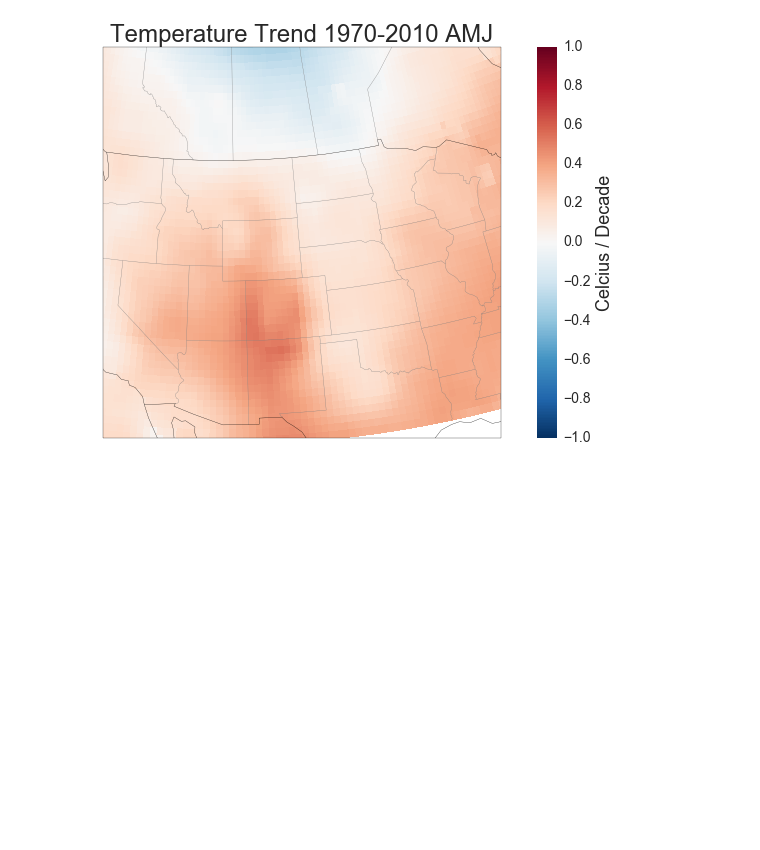
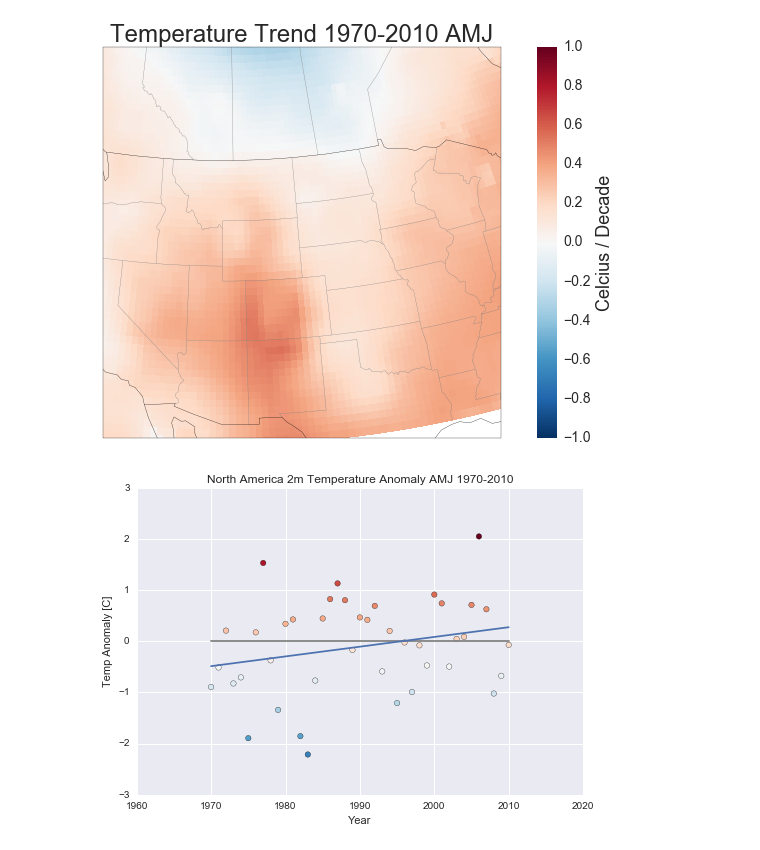
Before and after one commit to gbromley/ERA-20C_analysis, a Jupyter notebook: spatial_trends-using_months.ipynb, the cells around one changed output. Cells and saved outputs as stored; diff of their text form; code cells hidden in the pictures; blank space fills up the shorter version.

```diff
--- a/spatial_trends-using_months.ipynb
+++ b/spatial_trends-using_months.ipynb
@@ -16,5 +16,6 @@ months = pd.date_range('1900-01-01','2010-12-01',freq='MS')
 # %%
 #load nc file
 nc_temp = xr.open_dataset(data_dir+nc_file)
-temp = nc_temp['t2m']
+#extract data from netcdf structure
+t2m = nc_temp['t2m']
 # %%
@@ -27,14 +32,19 @@ ext_w = -120
 ext_n = 55
 ext_s = 30
 # %%
-def is_amj(month):
+def extract_months(month):
     return (month >= 4) & (month <= 6)
 # %%
-temp_1950=temp.sel(time=slice(start_year,end_year))
-#season_1950 = temp_1950.sel(time=temp_1950['time.month']==t_months)
-season_1950 = temp_1950.sel(time=is_amj(temp_1950['time.month']))
-jja_1950 = season_1950.groupby('time.year').mean(dim='time')
+#extract the time period we are interested in
+t2m_slice=t2m.sel(time=slice(start_year,end_year))
+#grab the months interested in
+t2m_months = t2m_slice.sel(time=extract_months(t2m_slice['time.month']))
+#create month averages
+t2m_months_avg = t2m_months.groupby('time.year').mean(dim='time')
 
-clim_30= temp.sel(time=slice('1981-01-01','2010-12-01'))
-clim_months_30 = clim_30.sel(time=is_amj(clim_30['time.month']))
-jja_30 = clim_months_30.mean(dim='time')
+#extract the 30 yr climate normal times
+t2m_clim_30= t2m.sel(time=slice('1981-01-01','2010-12-01'))
+#grab the months
+t2m_clim_months_30 = t2m_clim_30.sel(time=extract_months(t2m_clim_30['time.month']))
+#create averages over months for climate normal
+t2m_clim_months_avg = t2m_clim_months_30.mean(dim='time')
@@ -82,22 +101,24 @@ axes property.  A removal date has not been set.
   warnings.warn(_get_axes_msg, mplDeprecation, stacklevel=1)
 [figure]
 # %%
-anom_series = jja_1950-jja_30.sel(season=t_season)
+anom_series = t2m_months_avg-t2m_clim_months_avg
 extent = anom_series.sel(latitude=np.arange(ext_s,ext_n,step=.5))
 extent = extent.sel(longitude=np.arange(ext_w+360,ext_e+360,step=.5))
 extent_series = extent.mean(dim=['latitude','longitude'])
 slope, intercept, r_value, p_value, std_err = stats.linregress(np.arange(0,len(extent_series)),extent_series.values)
 line = slope*np.arange(0,len(extent_series.values))+intercept
 
 
 
 fig, ax = plt.subplots();
 plt.scatter(extent_series['year'],extent_series.values, c=extent_series.values,vmin=-3,vmax=2,cmap='RdBu_r',s=30);
 #trend = ax.plot(anom['time'],line)
 base = np.zeros(len(extent_series.values))
 ax.plot(extent_series['year'],base,c='grey')
 ax.set_title('North America 2m Temperature Anomaly '+t_season+' 1970-2010')
 ax.set_xlabel('Year')
 ax.set_ylabel('Temp Anomaly [C]')
 trend = ax.plot(extent_series['year'],line)
 #fig.savefig('2m_temp_anom_'+t_season+'_na_sp_1970.png')
+# %% [output]
+[figure, added]
```
Also changed, not shown: parts of 7 cells of this notebook.
